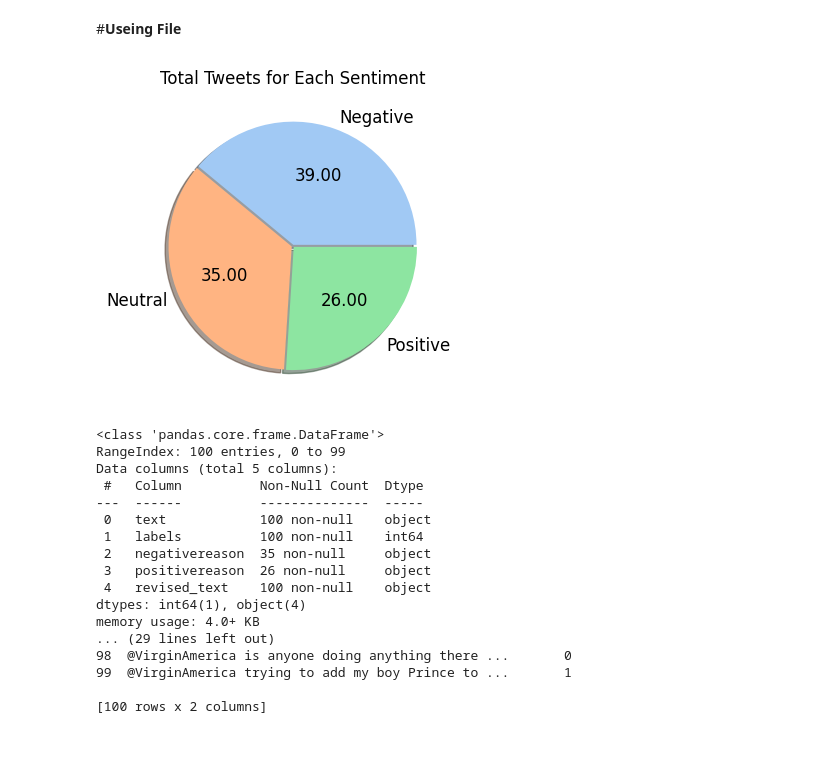
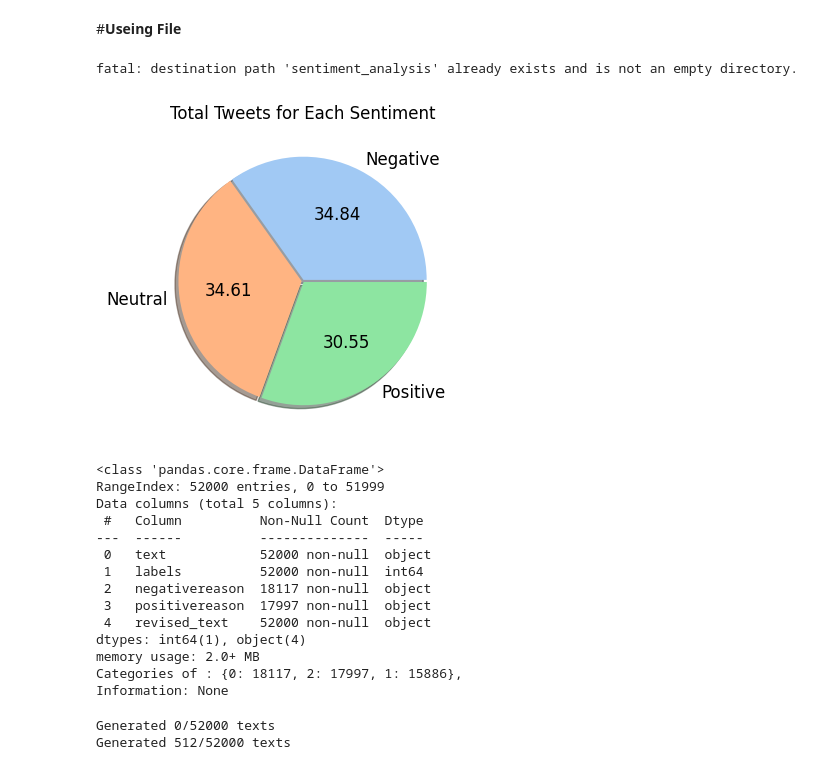
Before and after one commit to HoseinNekouei/sentiment_analysis, a Jupyter notebook: text_aspect_generation_.ipynb, the cells around one changed output. Drawn from its saved outputs; the diff is of its cells as text; code cells hidden in the pictures.

```diff
--- a/text_aspect_generation_.ipynb
+++ b/text_aspect_generation_.ipynb
@@ -283,51 +275,51 @@ class AspectGeneration:
 # %%
 if __name__ == "__main__":
     !git clone 'https://github.com/HoseinNekouei/sentiment_analysis.git'
-    file_path= '/content/drive/sentiment_analysis/balanced_dataset_US_airline_Tweet.csv'
+    file_path= '/content/sentiment_analysis/balanced_dataset_US_airline_Tweet.csv'
 
-    loader= DatasetLoader(file_path= file_path, nrows= 10)
+    loader= DatasetLoader(file_path= file_path, nrows= 52000)
     loader() # Load, visualize, map classes, and preprocess data
     print(loader)
 
     texts= loader._data['text']
     labels= loader._data['labels']
 
     batch_size= 512
     model_name = "google/flan-t5-large"
     prompt = "Provide a brief explanation the interpretation of the key emotional aspects and tone: "
 
     aspect_generator = AspectGeneration(model_name=model_name, batch_size= batch_size, texts=texts, prompt=prompt)
     augmented_texts = aspect_generator()
 
-    save_path="/content/drive/MyDrive/Projects/Sentiment_Analysis/aspect_generation/twitter_train_corpus.csv"
+    save_path="/content/sentiment_analysis/twitter_train_corpus.csv"
     # Generate augmented texts and create dataset
     augmented_texts, dataset, df = aspect_generator(labels=labels, save_path= save_path )
 
     # Print results
     print("Augmented Texts:")
     [print(text) for text in augmented_texts[:5]]
 
     print("\nHugging Face Dataset:")
     print(dataset)
 
     print("\nPandas DataFrame:")
     print(df.info())
 # %% [output]
+fatal: destination path 'sentiment_analysis' already exists and is not an empty directory.
-[figure, old version]
+[figure, new version]
-<class 'pandas.core.frame.DataFrame'>
-RangeIndex: 100 entries, 0 to 99
-Data columns (total 5 columns):
- #   Column          Non-Null Count  Dtype
----  ------          --------------  -----
- 0   text            100 non-null    object
- 1   labels          100 non-null    int64
- 2   negativereason  35 non-null     object
- 3   positivereason  26 non-null     object
- 4   revised_text    100 non-null    object
-dtypes: int64(1), object(4)
-memory usage: 4.0+ KB
-... (29 lines left out)
-98  @VirginAmerica is anyone doing anything there ...       0
-99  @VirginAmerica trying to add my boy Prince to ...       1
-
-[100 rows x 2 columns]
+<class 'pandas.core.frame.DataFrame'>
+RangeIndex: 52000 entries, 0 to 51999
+Data columns (total 5 columns):
+ #   Column          Non-Null Count  Dtype
+---  ------          --------------  -----
+ 0   text            52000 non-null  object
+ 1   labels          52000 non-null  int64
+ 2   negativereason  18117 non-null  object
+ 3   positivereason  17997 non-null  object
+ 4   revised_text    52000 non-null  object
+dtypes: int64(1), object(4)
+memory usage: 2.0+ MB
+Categories of : {0: 18117, 2: 17997, 1: 15886},
+Information: None
+Generated 0/52000 texts
+Generated 512/52000 texts
```
Also changed, not shown: parts of 2 cells of this notebook.
